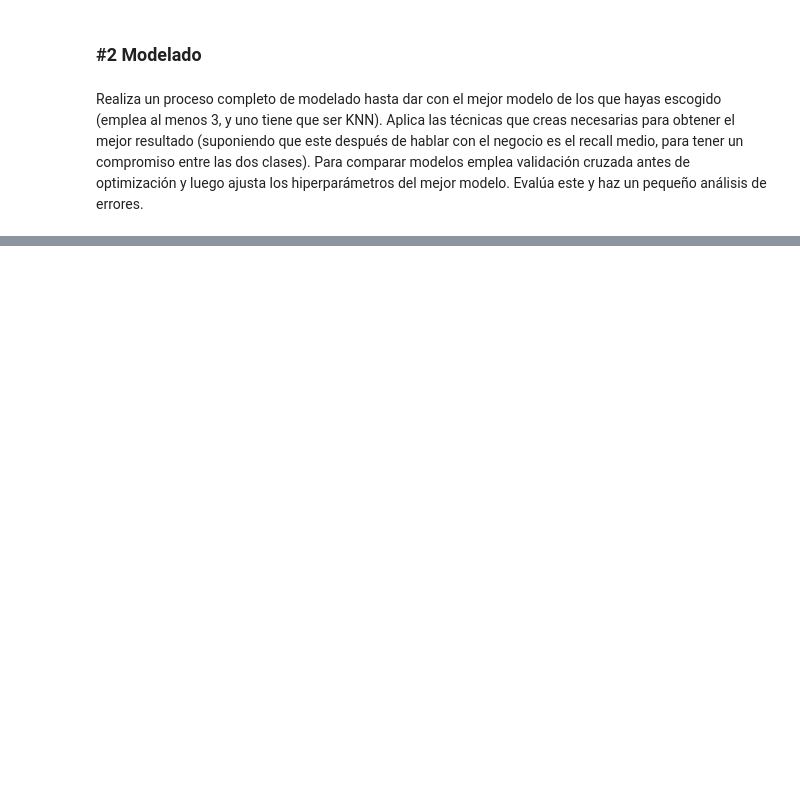
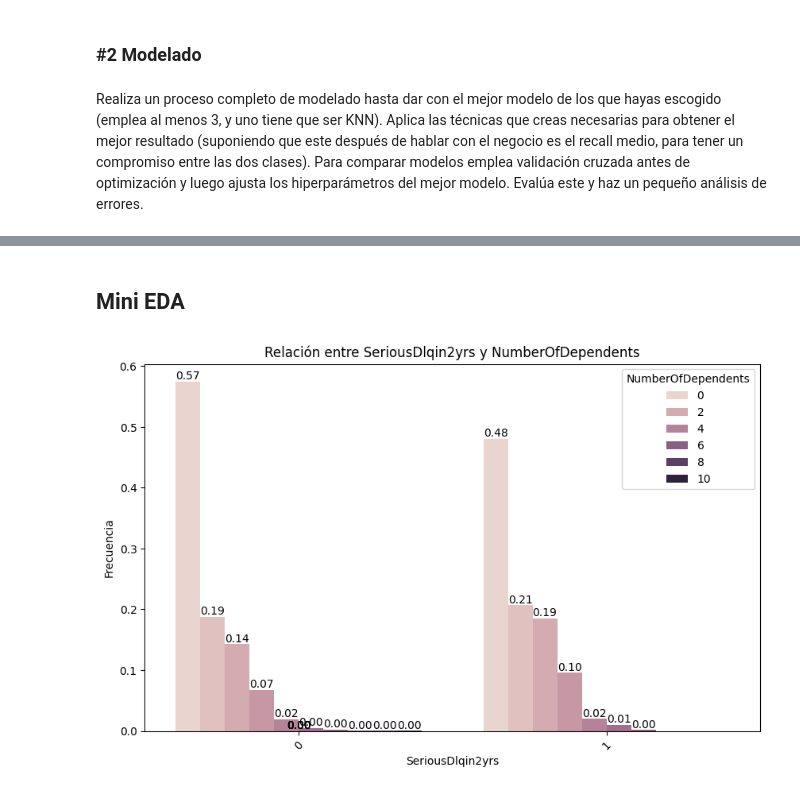
Before and after one commit to luismelian7/DS_Online_Octubre24_Exercises, a Jupyter notebook: 04_Machine_Learning/Sprint_12/Unidad_01/Practica_Obligatoria/18_Practica_Obligatoria_Otros_Modelos_Supervisados.ipynb, the cells around one changed output, grey strips where cells are left out. Drawn from its saved outputs; the diff is of its cells as text; code cells hidden in the pictures; blank space fills up the shorter version.

```diff
--- a/04_Machine_Learning/Sprint_12/Unidad_01/Practica_Obligatoria/18_Practica_Obligatoria_Otros_Modelos_Supervisados.ipynb
+++ b/04_Machine_Learning/Sprint_12/Unidad_01/Practica_Obligatoria/18_Practica_Obligatoria_Otros_Modelos_Supervisados.ipynb
@@ -204,0 +230,15 @@ For example, when doing 'df[col].method(value, inplace=True)', try using 'df.met
+# %%
+# Tiene mucho outlier, asi que usaré  la mediana y me apunto esa presencia de outliers porque tendré que transformar en algún momento si quiero escalar
+
+mediana = train_set[mi].quantile(0.5)
+
+train_set[mi] = train_set[mi].fillna(mediana)
+test_set[mi] = test_set[mi].fillna(mediana)
+# %% [markdown]
+## Mini EDA
+# %%
+# Considerando "NumberOfDependents" como categórica la analizo contra el target
+
+bt.plot_categorical_relationship_fin(train_set, target, ndp, show_values = True, relative_freq= True)
+# %% [output]
+[figure, added]
```
Also changed, not shown: parts of 41 cells of this notebook.
